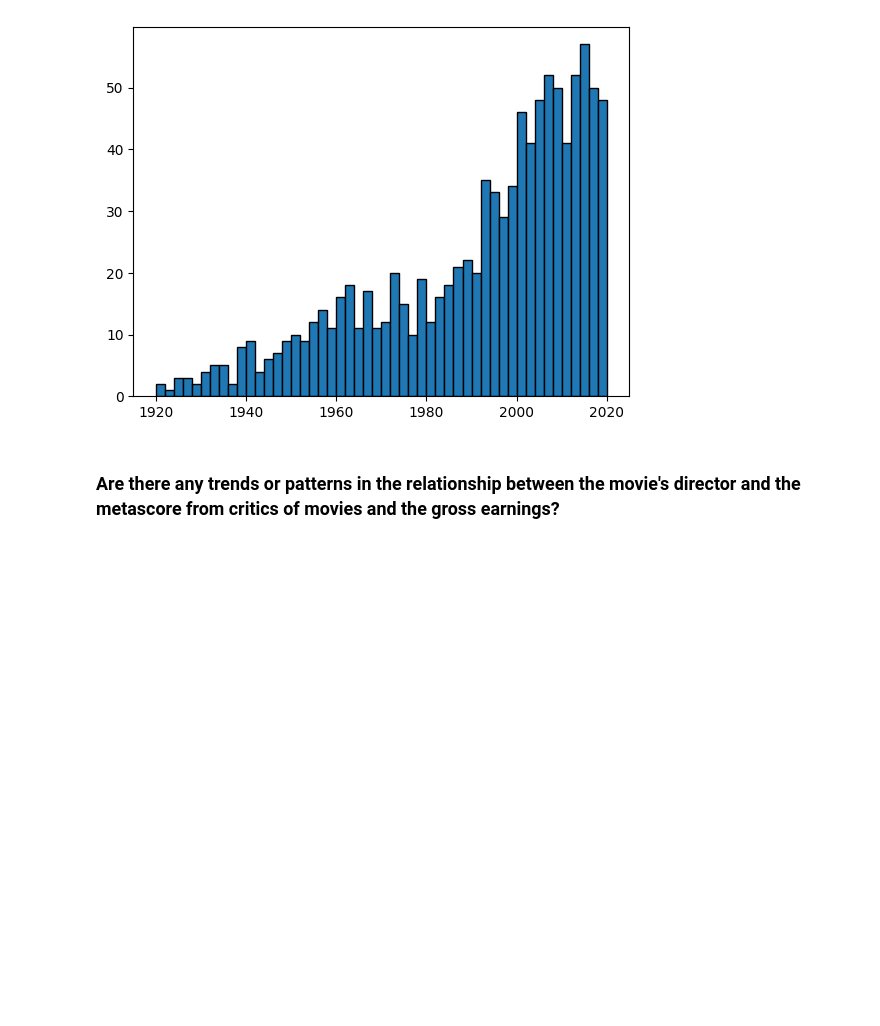
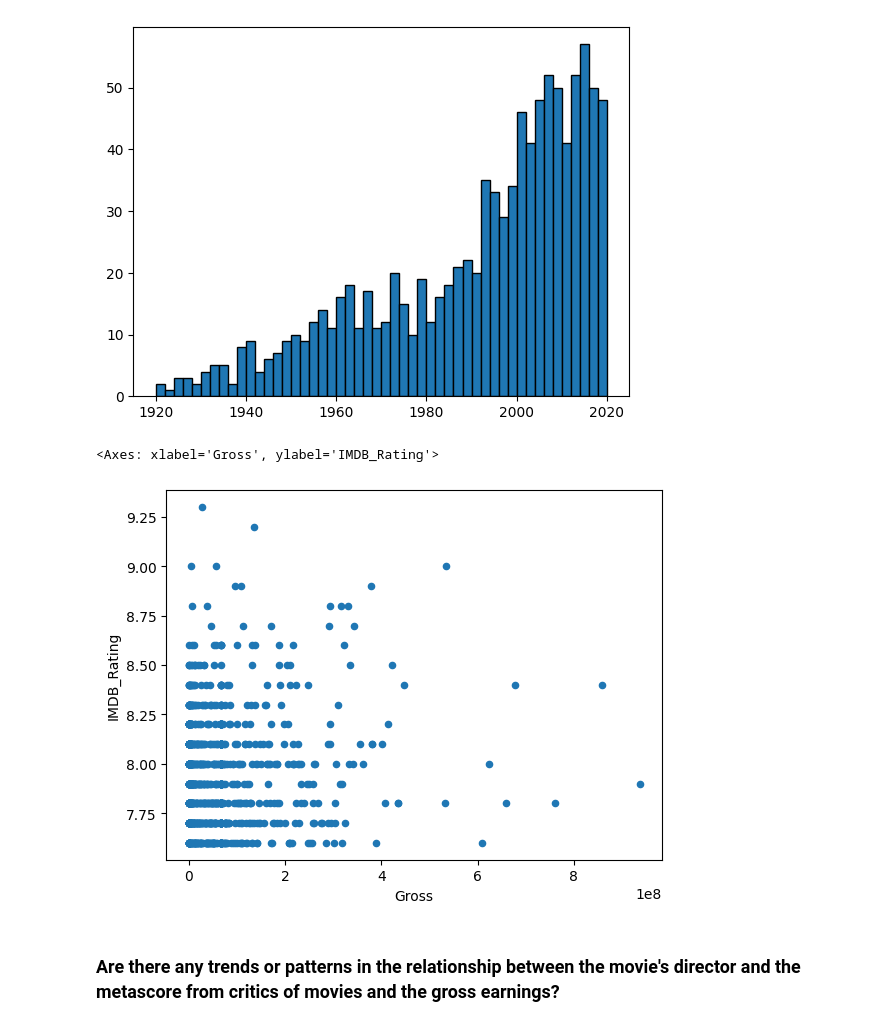
Before and after one commit to ikkai-r/csmodel, a Jupyter notebook: CSMODEL Project.ipynb, the cells around one changed output. Saved outputs shown, nothing was run; the diff lists cells and outputs as text; code cells hidden in the pictures; blank space fills up the shorter version.

Commit message:
scatter plot

```diff
--- a/CSMODEL Project.ipynb
+++ b/CSMODEL Project.ipynb
@@ -420,6 +420,11 @@ plt.hist(imdb_df['Released_Year'], ec='black', bins=50)
 [figure]
 # %%
 ### How does the movie's gross earnings relate to its IMDb rating?
+# %%
+imdb_df.plot.scatter('Gross', 'IMDB_Rating')
+# %% [output]
+<Axes: xlabel='Gross', ylabel='IMDB_Rating'>
+[figure, added]
 # %%
 ### Is there a relationship between the movie's genres and the movie's gross earnings?
 # %%
```
Also changed, not shown: parts of 1 cell of this notebook.
